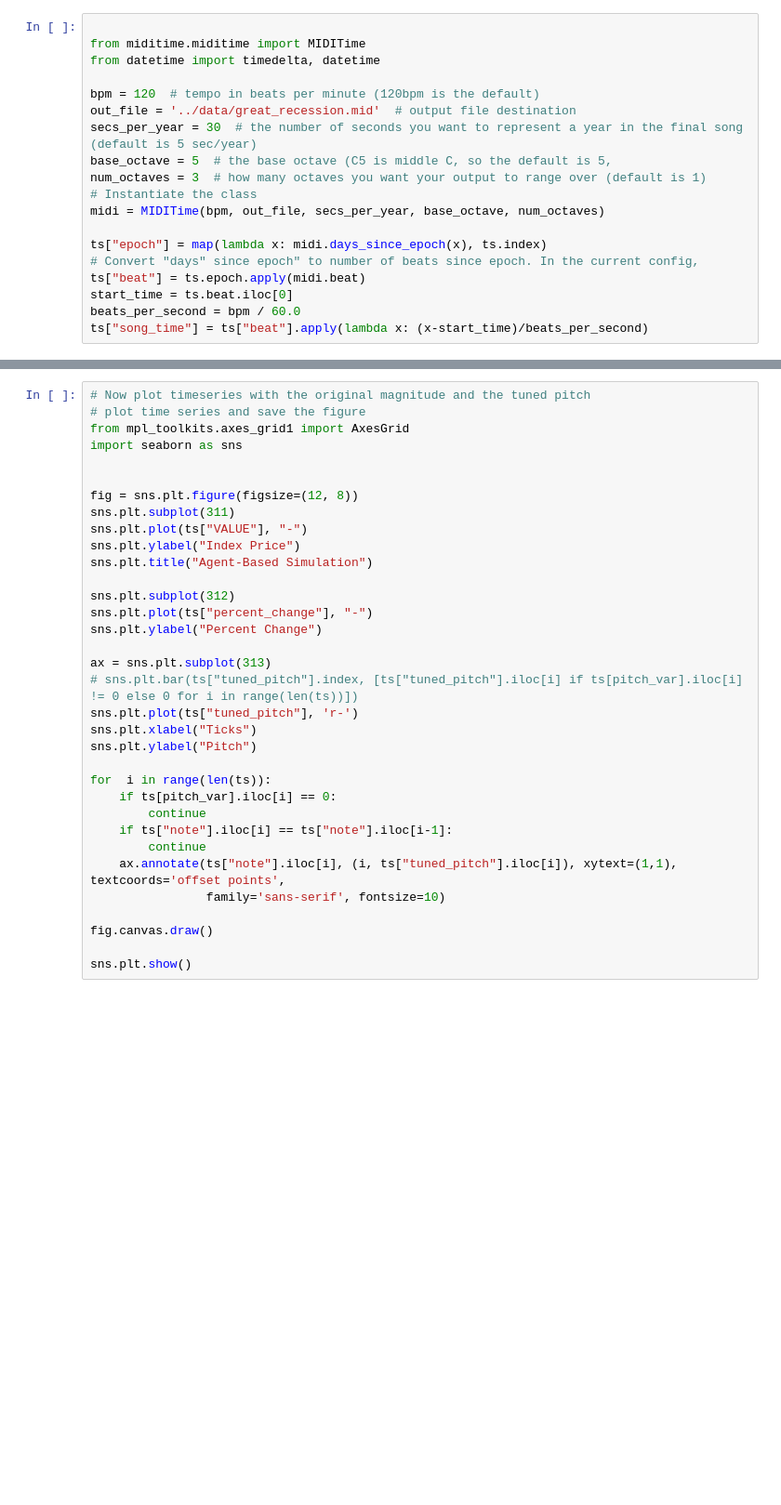
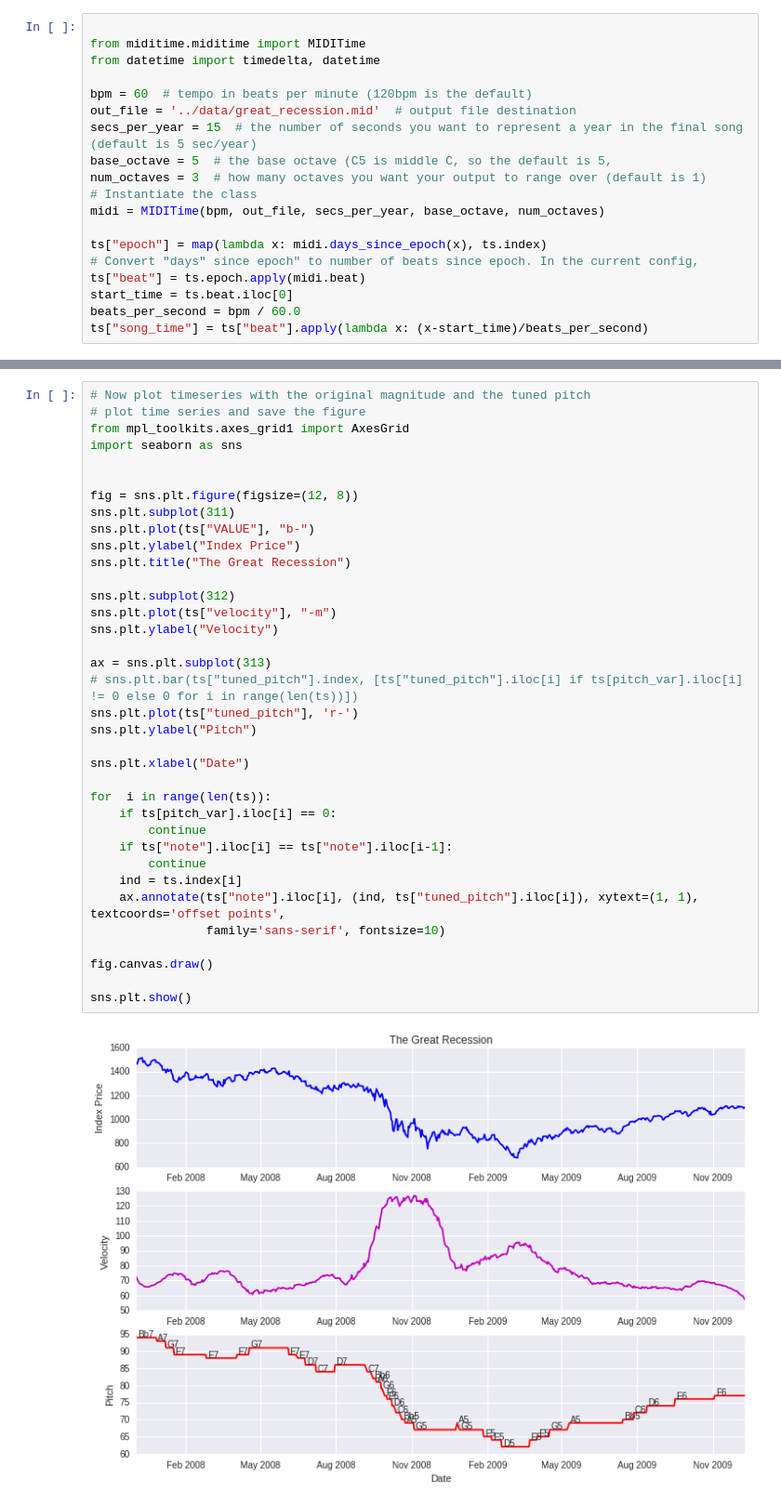
Before and after one commit to ratish-dalvi/miditime-demo, a Jupyter notebook: notebooks/the_great_recession.ipynb, the cells around one changed output, grey strips where cells are left out. Shown: that part at 93% size. Cells and saved outputs as stored; diff of their text form; blank space fills up the shorter version.

```diff
--- a/notebooks/the_great_recession.ipynb
+++ b/notebooks/the_great_recession.ipynb
@@ -53,9 +89,9 @@ sns.plt.show()
 from miditime.miditime import MIDITime
 from datetime import timedelta, datetime
 
-bpm = 120  # tempo in beats per minute (120bpm is the default)
+bpm = 60  # tempo in beats per minute (120bpm is the default)
 out_file = '../data/great_recession.mid'  # output file destination
-secs_per_year = 30  # the number of seconds you want to represent a year in the final song (default is 5 sec/year)
+secs_per_year = 15  # the number of seconds you want to represent a year in the final song (default is 5 sec/year)
 base_octave = 5  # the base octave (C5 is middle C, so the default is 5,
 num_octaves = 3  # how many octaves you want your output to range over (default is 1)
 # Instantiate the class
@@ -119,37 +155,41 @@ Name: note, dtype: int64
 # %%
 # Now plot timeseries with the original magnitude and the tuned pitch
 # plot time series and save the figure
 from mpl_toolkits.axes_grid1 import AxesGrid
 import seaborn as sns
 
 
 fig = sns.plt.figure(figsize=(12, 8))
 sns.plt.subplot(311)
-sns.plt.plot(ts["VALUE"], "-")
+sns.plt.plot(ts["VALUE"], "b-")
 sns.plt.ylabel("Index Price")
-sns.plt.title("Agent-Based Simulation")
+sns.plt.title("The Great Recession")
 
 sns.plt.subplot(312)
-sns.plt.plot(ts["percent_change"], "-")
-sns.plt.ylabel("Percent Change")
+sns.plt.plot(ts["velocity"], "-m")
+sns.plt.ylabel("Velocity")
 
 ax = sns.plt.subplot(313)
 # sns.plt.bar(ts["tuned_pitch"].index, [ts["tuned_pitch"].iloc[i] if ts[pitch_var].iloc[i] != 0 else 0 for i in range(len(ts))])
 sns.plt.plot(ts["tuned_pitch"], 'r-')
-sns.plt.xlabel("Ticks")
 sns.plt.ylabel("Pitch")
+
+sns.plt.xlabel("Date")
 
 for  i in range(len(ts)):
     if ts[pitch_var].iloc[i] == 0:
         continue
     if ts["note"].iloc[i] == ts["note"].iloc[i-1]:
         continue
-    ax.annotate(ts["note"].iloc[i], (i, ts["tuned_pitch"].iloc[i]), xytext=(1,1), textcoords='offset points',
+    ind = ts.index[i]
+    ax.annotate(ts["note"].iloc[i], (ind, ts["tuned_pitch"].iloc[i]), xytext=(1, 1), textcoords='offset points',
                 family='sans-serif', fontsize=10)
 
 fig.canvas.draw()
 
 sns.plt.show()
+# %% [output]
+[figure, added]
 # %%
 # Build the node list
 note_list = []
```
Also changed, not shown: parts of 4 cells of this notebook.
